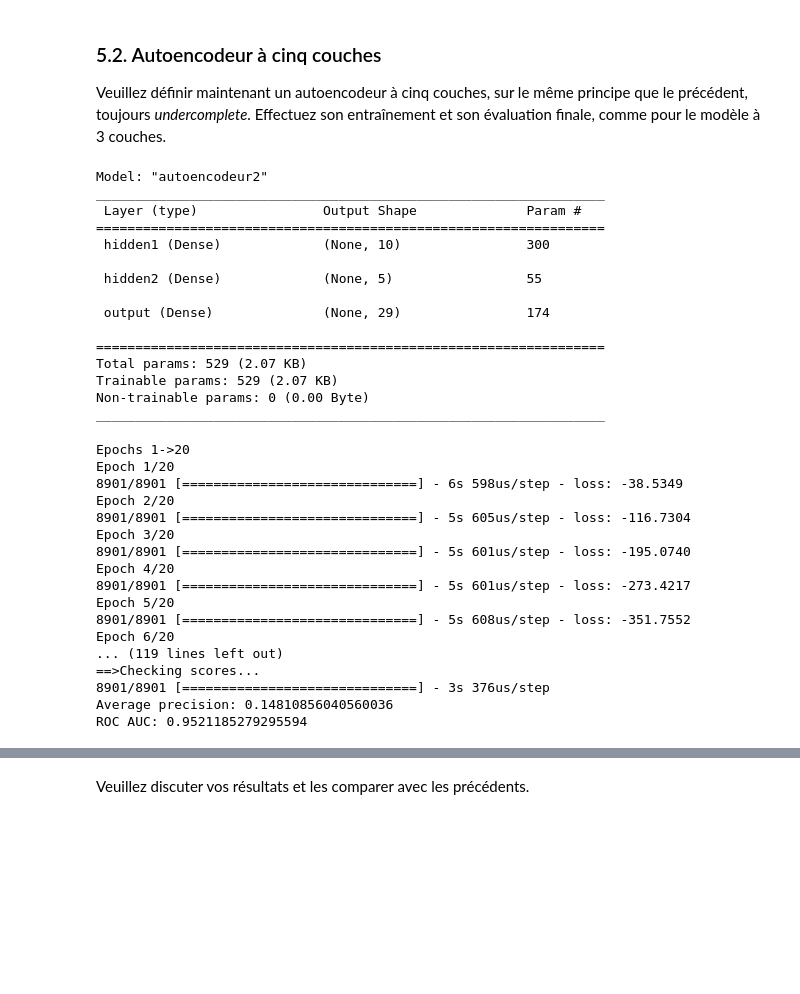
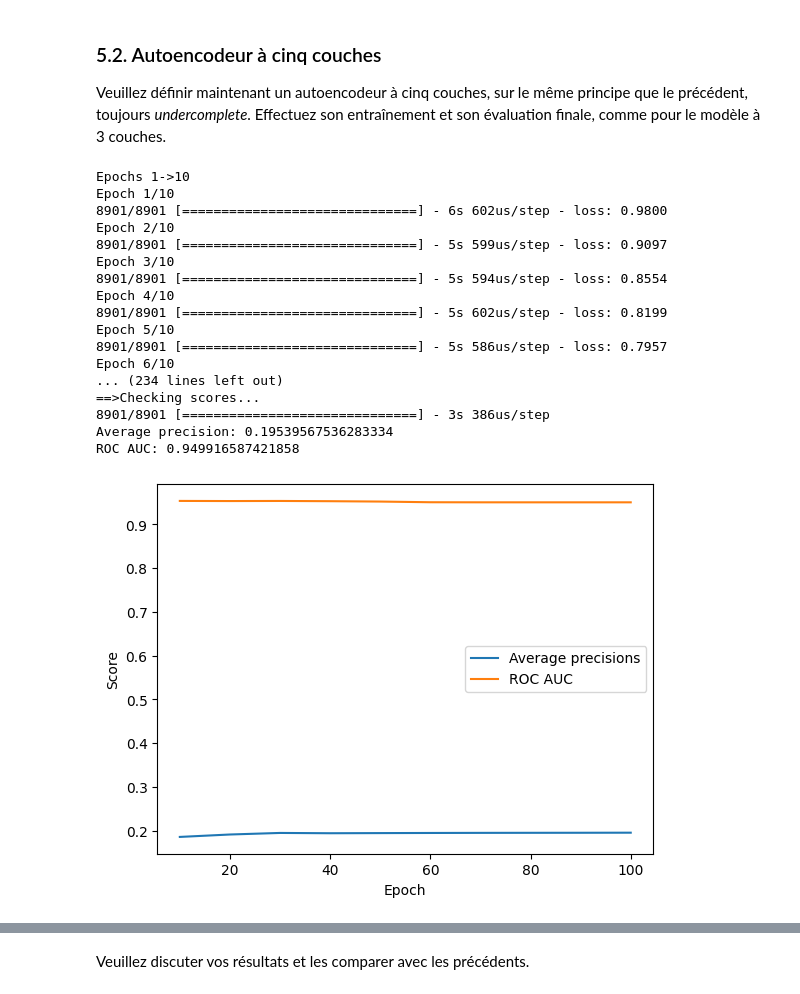
Before and after one commit to HUART1848/APN_L6, a Jupyter notebook: Labo6_Autoencodeurs_student.ipynb, the cells around one changed output, grey strips where cells are left out. Saved outputs shown, nothing was run; the diff lists cells and outputs as text; code cells hidden in the pictures; blank space fills up the shorter version.

```diff
--- a/Labo6_Autoencodeurs_student.ipynb
+++ b/Labo6_Autoencodeurs_student.ipynb
@@ -322,47 +317,31 @@ evaluate(model1, data, data_labels)
 Veuillez définir maintenant un autoencodeur à cinq couches, sur le même principe que le précédent, toujours *undercomplete*.  Effectuez son entraînement et son évaluation finale, comme pour le modèle à 3 couches.
 # %%
 model2 = keras.Sequential(name="autoencodeur2")
-model2.add(keras.Input(shape=(data.shape[1],), name="input"))
-model2.add(keras.layers.Dense(10, activation="sigmoid", name="hidden1"))
-model2.add(keras.layers.Dense(5, activation="sigmoid", name="hidden2"))
-model2.add(keras.layers.Dense(data.shape[1], activation="sigmoid", name="output"))
+model2.add(keras.layers.Dense(19, activation="relu", name="hidden1"))
+model2.add(keras.layers.Dense(17, activation="relu", name="hidden2"))
+model2.add(keras.layers.Dense(15, activation="relu", name="hidden3"))
+model2.add(keras.layers.Dense(data.shape[1], activation="relu", name="output"))
 
-model2.compile(optimizer=keras.optimizers.Adam(learning_rate=0.05), loss="binary_crossentropy")
-model2.summary()
+model2.compile(optimizer=keras.optimizers.Adadelta(learning_rate=0.05), loss="mse")
-# %% [output]
-Model: "autoencodeur2"
-_________________________________________________________________
- Layer (type)                Output Shape              Param #
-=================================================================
- hidden1 (Dense)             (None, 10)                300
-
- hidden2 (Dense)             (None, 5)                 55
-
- output (Dense)              (None, 29)                174
-
-=================================================================
-Total params: 529 (2.07 KB)
-Trainable params: 529 (2.07 KB)
-Non-trainable params: 0 (0.00 Byte)
-_________________________________________________________________
 # %%
-train(model2, data, 20, 3)
+train(model2, data, 10, 10, display_scores=True) # 100 epochs
 # %% [output]
-Epochs 1->20
-Epoch 1/20
-8901/8901 [==============================] - 6s 598us/step - loss: -38.5349
-Epoch 2/20
-8901/8901 [==============================] - 5s 605us/step - loss: -116.7304
-Epoch 3/20
-8901/8901 [==============================] - 5s 601us/step - loss: -195.0740
-Epoch 4/20
-8901/8901 [==============================] - 5s 601us/step - loss: -273.4217
-Epoch 5/20
-8901/8901 [==============================] - 5s 608us/step - loss: -351.7552
-Epoch 6/20
-... (119 lines left out)
+Epochs 1->10
+Epoch 1/10
+8901/8901 [==============================] - 6s 602us/step - loss: 0.9800
+Epoch 2/10
+8901/8901 [==============================] - 5s 599us/step - loss: 0.9097
+Epoch 3/10
+8901/8901 [==============================] - 5s 594us/step - loss: 0.8554
+Epoch 4/10
+8901/8901 [==============================] - 5s 602us/step - loss: 0.8199
+Epoch 5/10
+8901/8901 [==============================] - 5s 586us/step - loss: 0.7957
+Epoch 6/10
+... (234 lines left out)
 ==>Checking scores...
-8901/8901 [==============================] - 3s 376us/step
-Average precision: 0.14810856040560036
-ROC AUC: 0.9521185279295594
+8901/8901 [==============================] - 3s 386us/step
+Average precision: 0.19539567536283334
+ROC AUC: 0.949916587421858
+[figure, added]
 # %%
```
Also changed, not shown: parts of 16 cells of this notebook.
